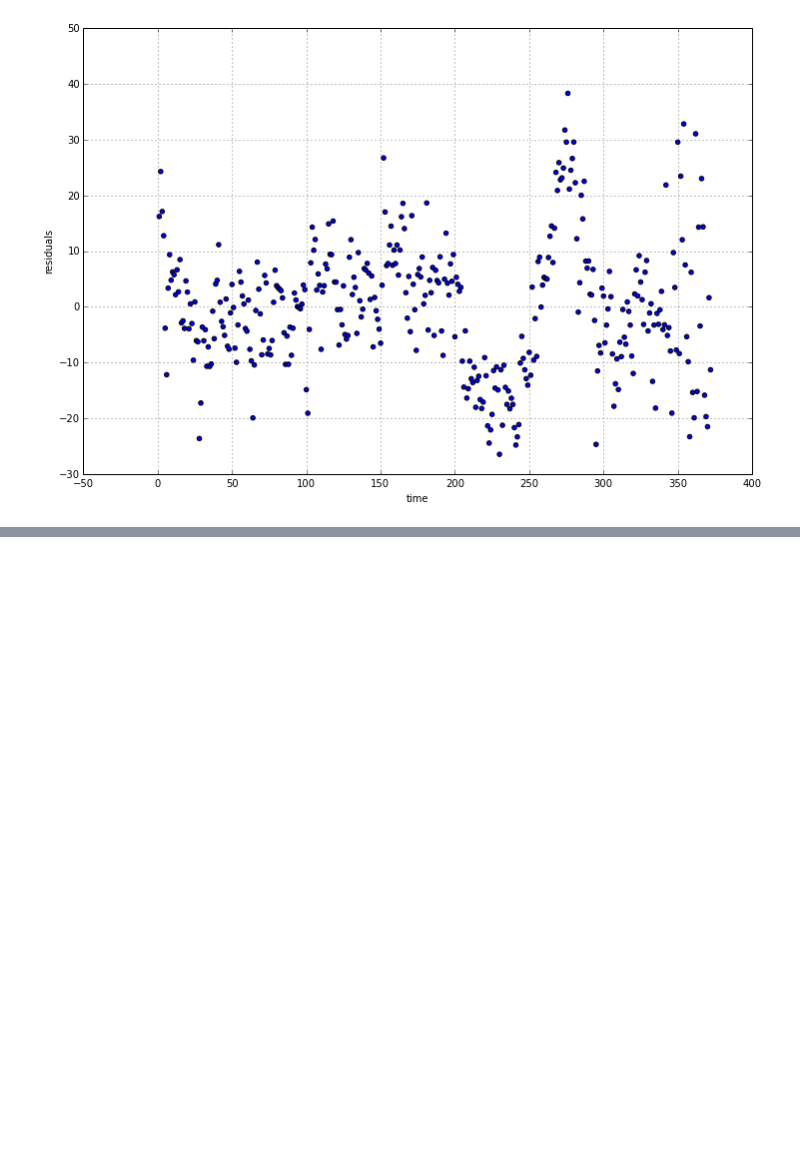
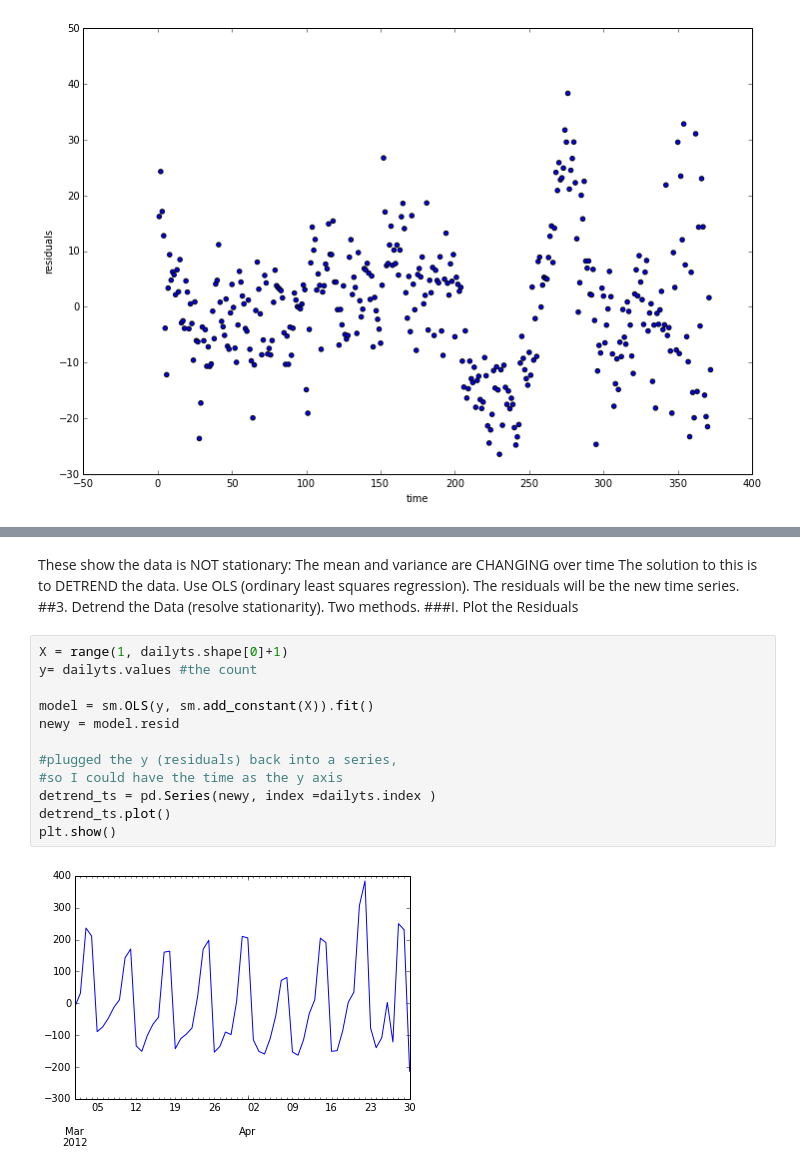
Before and after one commit to seawilloughby/textbook, a Jupyter notebook: notebooks/TimeSeriesExample.ipynb, the cells around one changed output, grey strips where cells are left out. Drawn from its saved outputs; the diff is of its cells as text; blank space fills up the shorter version.

```diff
--- a/notebooks/TimeSeriesExample.ipynb
+++ b/notebooks/TimeSeriesExample.ipynb
@@ -285,0 +380,19 @@ d_dateindex.plot(x = 'time', y = 'residuals', kind = 'scatter', figsize=(12,8))
+# %% [markdown]
+These show the data is NOT stationary: The mean and variance are CHANGING over time
+The solution to this is to DETREND the data. Use OLS (ordinary least squares regression). The residuals will be the new time series.
+##3. Detrend the Data (resolve stationarity). Two methods.
+###I. Plot the Residuals
+# %%
+X = range(1, dailyts.shape[0]+1)
+y= dailyts.values #the count
+
+model = sm.OLS(y, sm.add_constant(X)).fit()
+newy = model.resid
+
+#plugged the y (residuals) back into a series,
+#so I could have the time as the y axis
+detrend_ts = pd.Series(newy, index =dailyts.index )
+detrend_ts.plot()
+plt.show()
+# %% [output]
+[figure, added]
```
Also changed, not shown: parts of 35 cells of this notebook, 17 other files.
